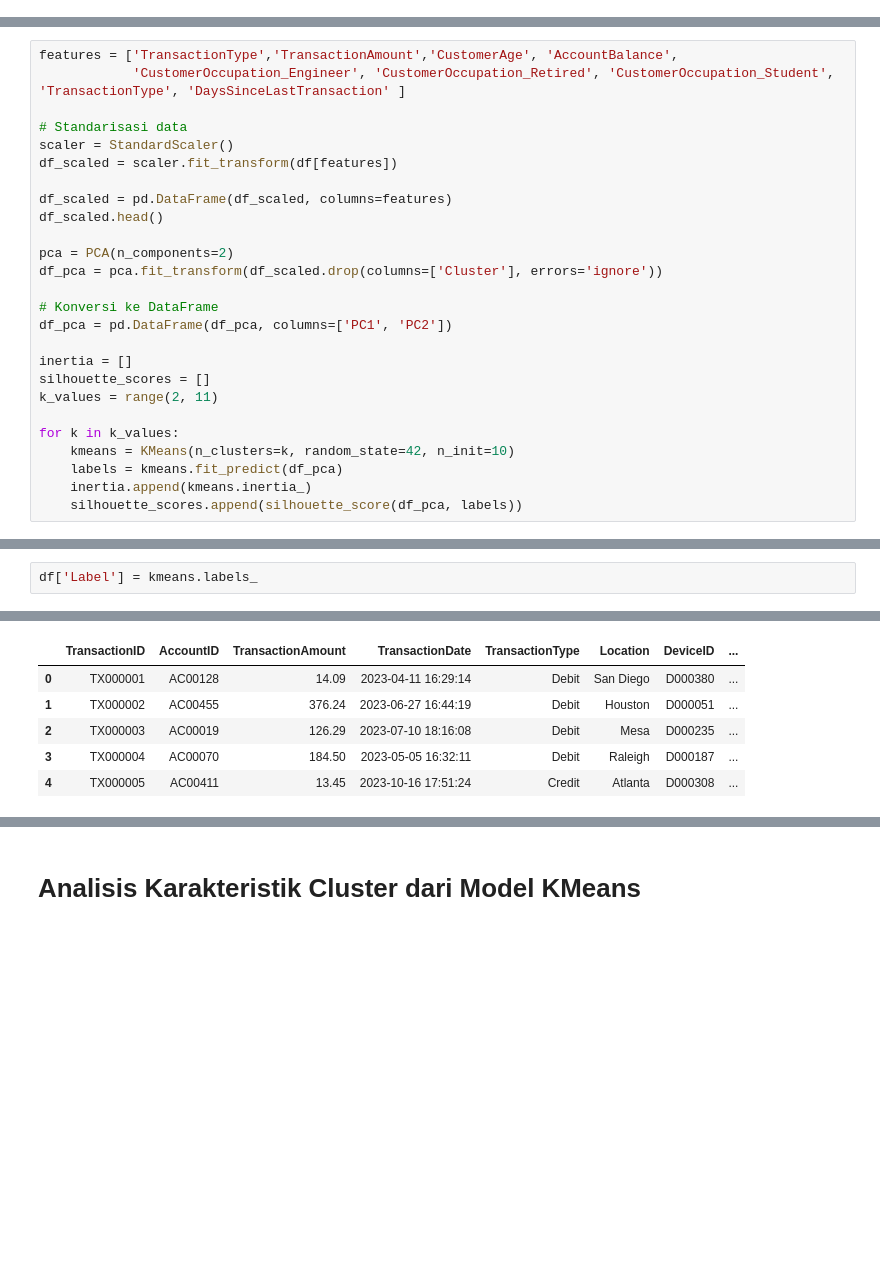
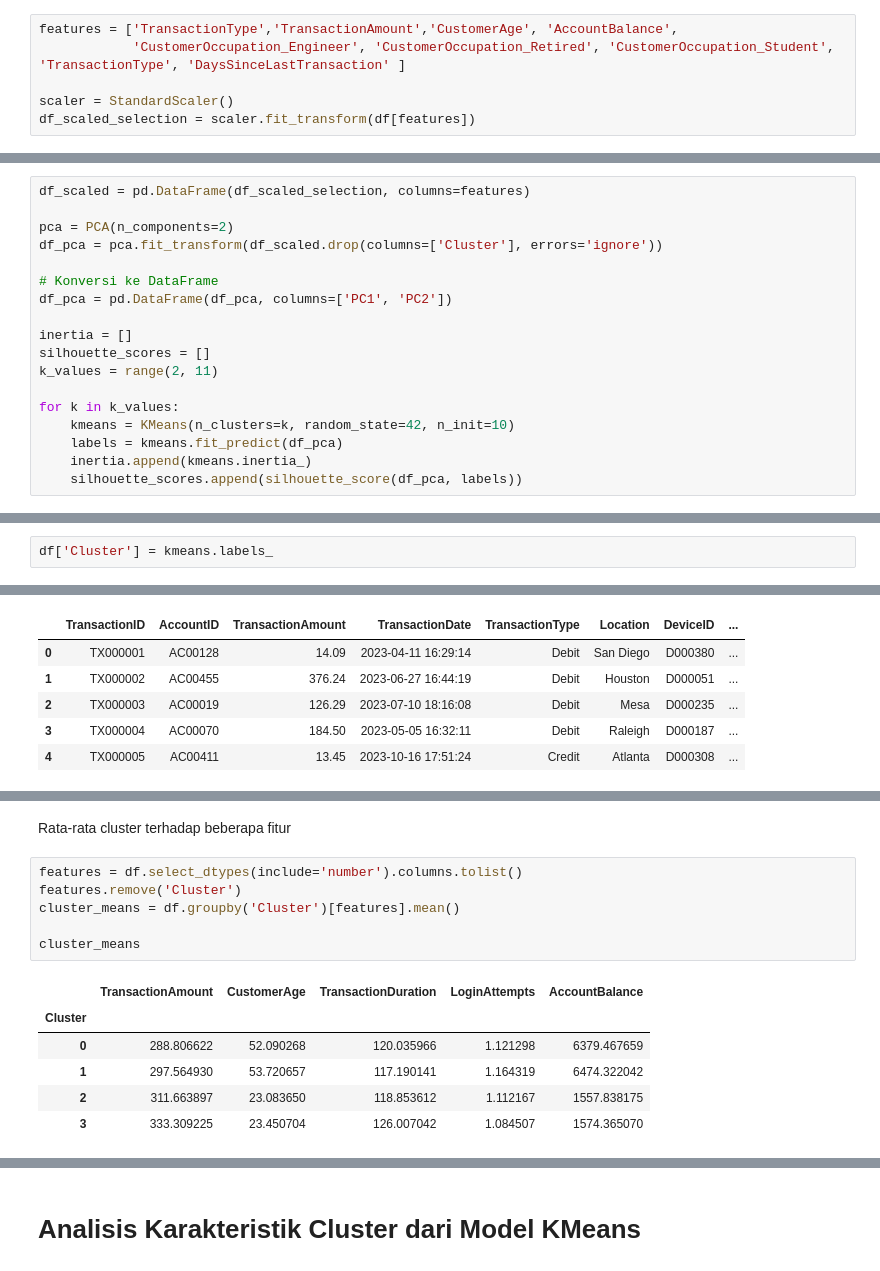
Before and after one commit to Meio047/Project-Machine-Learning-Pemula, a Jupyter notebook: [Clustering] Submission Akhir BMLP_Muhammad Akmal Maulana.ipynb, the cells around one changed output, grey strips where cells are left out. Cells and saved outputs as stored; diff of their text form; blank space fills up the shorter version.

```diff
--- a/[Clustering] Submission Akhir BMLP_Muhammad Akmal Maulana.ipynb
+++ b/[Clustering] Submission Akhir BMLP_Muhammad Akmal Maulana.ipynb
@@ -375,3 +381,9 @@ df['DaysSinceLastTransaction_Bin'] = pd.cut(df['DaysSinceLastTransaction'], bins
+# %%
+features = ['TransactionType','TransactionAmount','CustomerAge', 'AccountBalance',
+            'CustomerOccupation_Engineer', 'CustomerOccupation_Retired', 'CustomerOccupation_Student', 'TransactionType', 'DaysSinceLastTransaction' ]
+
+scaler = StandardScaler()
+df_scaled_selection = scaler.fit_transform(df[features])
 # %% [markdown]
 # **6. Pembangunan Model Clustering**
 # %% [markdown]
@@ -466,13 +479,5 @@ Silakan lakukan feature selection jika Anda membutuhkan optimasi model clusterin
 # %%
-features = ['TransactionType','TransactionAmount','CustomerAge', 'AccountBalance',
-            'CustomerOccupation_Engineer', 'CustomerOccupation_Retired', 'CustomerOccupation_Student', 'TransactionType', 'DaysSinceLastTransaction' ]
-
-# Standarisasi data
-scaler = StandardScaler()
-df_scaled = scaler.fit_transform(df[features])
-
-df_scaled = pd.DataFrame(df_scaled, columns=features)
-df_scaled.head()
+df_scaled = pd.DataFrame(df_scaled_selection, columns=features)
 
 pca = PCA(n_components=2)
 df_pca = pca.fit_transform(df_scaled.drop(columns=['Cluster'], errors='ignore'))
@@ -604,7 +603,7 @@ df.drop(columns=['DaysSinceLastTransaction'], inplace=True)
 # %% [markdown]
 Masukan Label ke dataframe
 # %%
-df['Label'] = kmeans.labels_
+df['Cluster'] = kmeans.labels_
 # %%
 df.head()
 # %% [output]
@@ -628,0 +637,15 @@ df_ori.head()
+# %% [markdown]
+Rata-rata cluster terhadap beberapa fitur
+# %%
+features = df.select_dtypes(include='number').columns.tolist()
+features.remove('Cluster')
+cluster_means = df.groupby('Cluster')[features].mean()
+
+cluster_means
+# %% [output]
+|  | TransactionAmount | CustomerAge | TransactionDuration | LoginAttempts | AccountBalance |
+| Cluster |  |  |  |  |  |
+| 0 | 288.806622 | 52.090268 | 120.035966 | 1.121298 | 6379.467659 |
+| 1 | 297.564930 | 53.720657 | 117.190141 | 1.164319 | 6474.322042 |
+| 2 | 311.663897 | 23.083650 | 118.853612 | 1.112167 | 1557.838175 |
+| 3 | 333.309225 | 23.450704 | 126.007042 | 1.084507 | 1574.365070 |
```
Also changed, not shown: parts of 16 cells of this notebook.
